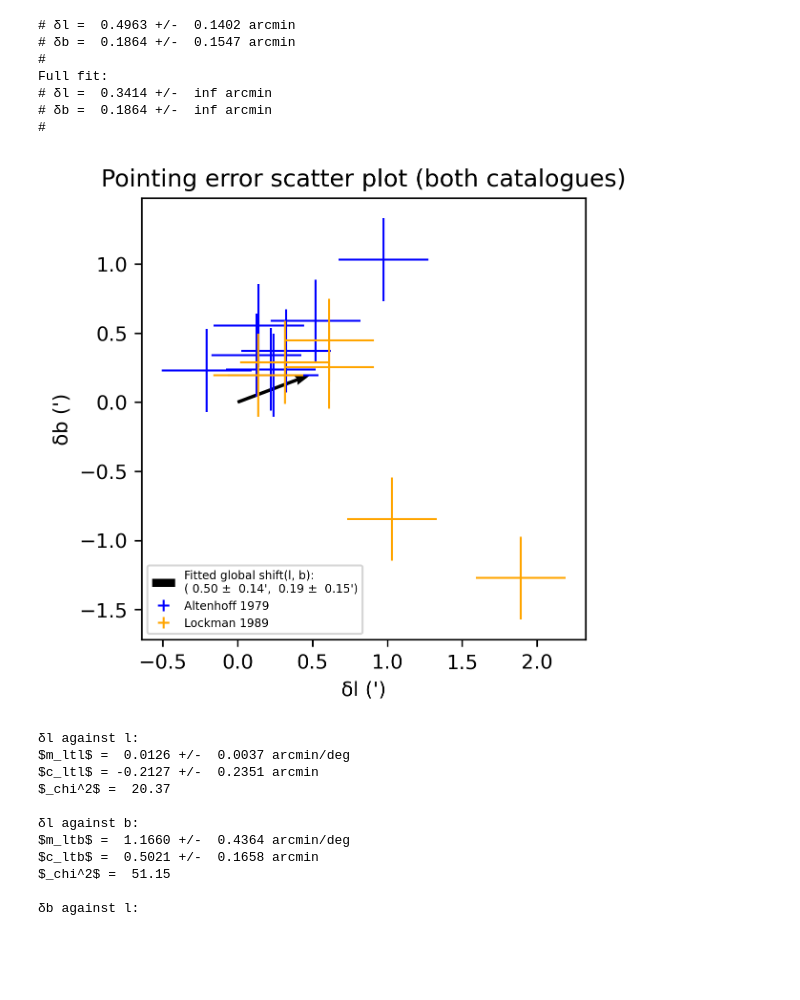
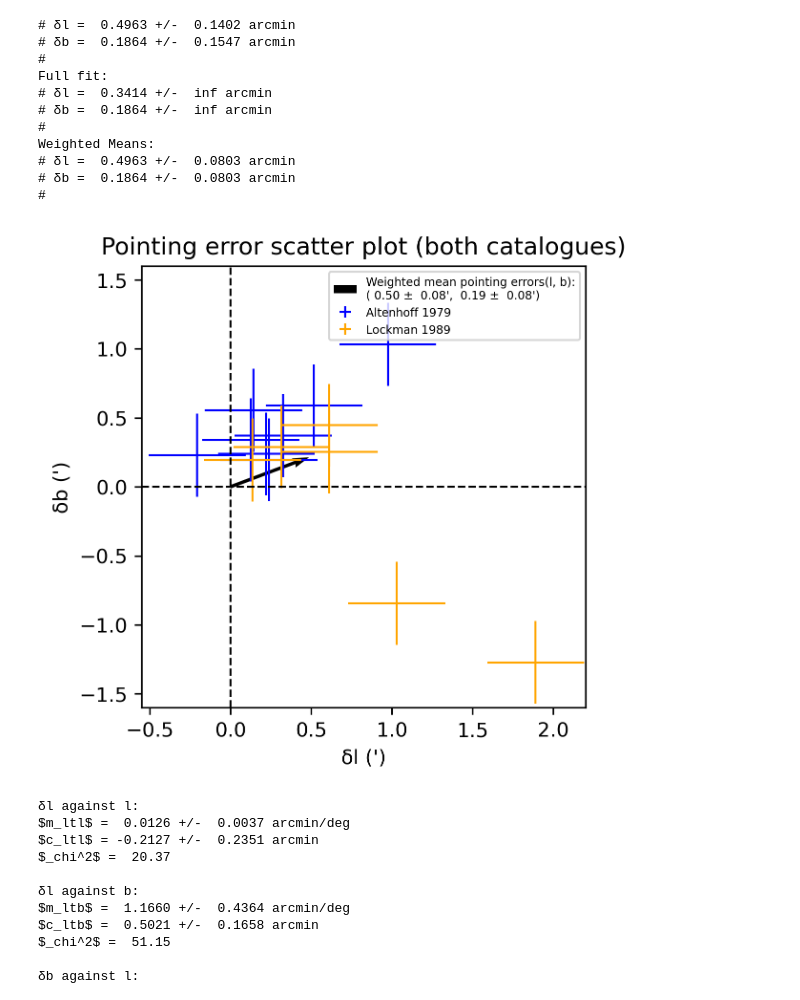
Before and after one commit to gahoerning/comap_mphys_2526, a Jupyter notebook: jg_notebooks/tracking_error_plotting.ipynb, the cells around one changed output. Cells and saved outputs as stored; diff of their text form; code cells hidden in the pictures; blank space fills up the shorter version.

```diff
--- a/jg_notebooks/tracking_error_plotting.ipynb
+++ b/jg_notebooks/tracking_error_plotting.ipynb
@@ -5,6 +5,19 @@ from scipy.optimize import curve_fit
 # %%
 def simple_flat(data, value):
     return value + 0*data
+
+
+def weighted_mean(values, weights):
+    values = np.array(values)
+    weights = np.array(weights)
+
+    weighted_sum = np.sum(weights*values)
+    normalisation = np.sum(weights)
+
+    mean =  weighted_sum/normalisation
+    err = np.sqrt(1/normalisation)
+
+    return mean, err
 # %%
 
 # omittedplots_numbers = [
@@ -815,41 +828,61 @@ fullfit_b = fullfit_results[1]
 fullfit_lunc = np.sqrt(fullfit_covm[0][0])
 fullfit_bunc = np.sqrt(fullfit_covm[1][1])
 
+lterror_wmean, lterror_wunc = weighted_mean(terrors_all[0,:], terrorsuncs_all[0,:]**-2)
+bterror_wmean, bterror_wunc = weighted_mean(terrors_all[1,:], terrorsuncs_all[1,:]**-2)
+
 print(f"""Full fit:
 # δl = {fullfit_l: .4f} +/- {fullfit_lunc: .4f} arcmin
 # δb = {fullfit_b: .4f} +/- {fullfit_bunc: .4f} arcmin
+# """)
+
+print(f"""Weighted Means:
+# δl = {lterror_wmean: .4f} +/- {lterror_wunc: .4f} arcmin
+# δb = {bterror_wmean: .4f} +/- {bterror_wunc: .4f} arcmin
 # """)
 
 axall.errorbar(l_terrors, b_terrors,
             lterror_uncs, bterror_uncs, linewidth=0,
             elinewidth=1, ecolor='orange', label=f"{catalogue_titlename}"
             )
-axall.quiver(0, 0, lterrors_numresall[0], bterrors_numresall[0], scale=1,
-          scale_units="xy", label = f"Fitted global shift(l, b):\n"+
-          f"({lterrors_numresall[0]: .2f} ± {lterrors_numuncsall[0]: .2f}', {bterrors_numresall[0]: .2f} ± {bterrors_numuncsall[0]: .2f}')")
+# axall.quiver(0, 0, lterrors_numresall[0], bterrors_numresall[0], scale=1,
+#           scale_units="xy", label = f"Fitted global shift(l, b):\n"+
+#           f"({lterrors_numresall[0]: .2f} ± {lterrors_numuncsall[0]: .2f}', {bterrors_numresall[0]: .2f} ± {bterrors_numuncsall[0]: .2f}')"
+#           )
+axall.quiver(0, 0, lterror_wmean, bterror_wmean, scale=1,
+          scale_units="xy", label = f"Weighted mean pointing errors(l, b):\n"+
+          f"({lterror_wmean: .2f} ± {lterror_wunc: .2f}', {bterror_wmean: .2f} ± {bterror_wunc: .2f}')")
 
 # ax.set_xlim((-3.0*max(b_terrors), 3.0*max(b_terrors)))
 # ax.set_ylim((-3.0*max(b_terrors), 3.0*max(b_terrors)))
 # ax.set_title(f"Scatter plot for pointing error from {catalogue_titlename}")
 # # ax.set_title(f"Scatter plot for pointing error from Altenhoff 1979 and Lockman 1989")
 # ax.set_xlabel("δl (')")
 # ax.set_ylabel("δb (')")
 # ax.legend()
 axall.set_title("Pointing error scatter plot (both catalogues)")
+axall.set_xlim(-0.55, 2.2)
+axall.set_ylim(-1.6, 1.6)
 axall.set_xlabel("δl (')")
 axall.set_ylabel("δb (')")
+axall.vlines(0.0, -1.6, 1.6, colors='black', linestyles='dashed', linewidth=1)
+axall.hlines(0.0, -0.55, 2.2, colors='black', linestyles='dashed', linewidth=1)
 axall.legend(fontsize="xx-small")
 
 plt.show()
 # %% [output]
 # δl =  0.4963 +/-  0.1402 arcmin
 # δb =  0.1864 +/-  0.1547 arcmin
 #
 Full fit:
 # δl =  0.3414 +/-  inf arcmin
 # δb =  0.1864 +/-  inf arcmin
 #
+Weighted Means:
+# δl =  0.4963 +/-  0.0803 arcmin
+# δb =  0.1864 +/-  0.0803 arcmin
+#
-[figure, old version]
+[figure, new version]
 # %%
 def linreg_odr(params, x):
     x = np.array(x)
```
Also changed, not shown: 2 other files.
